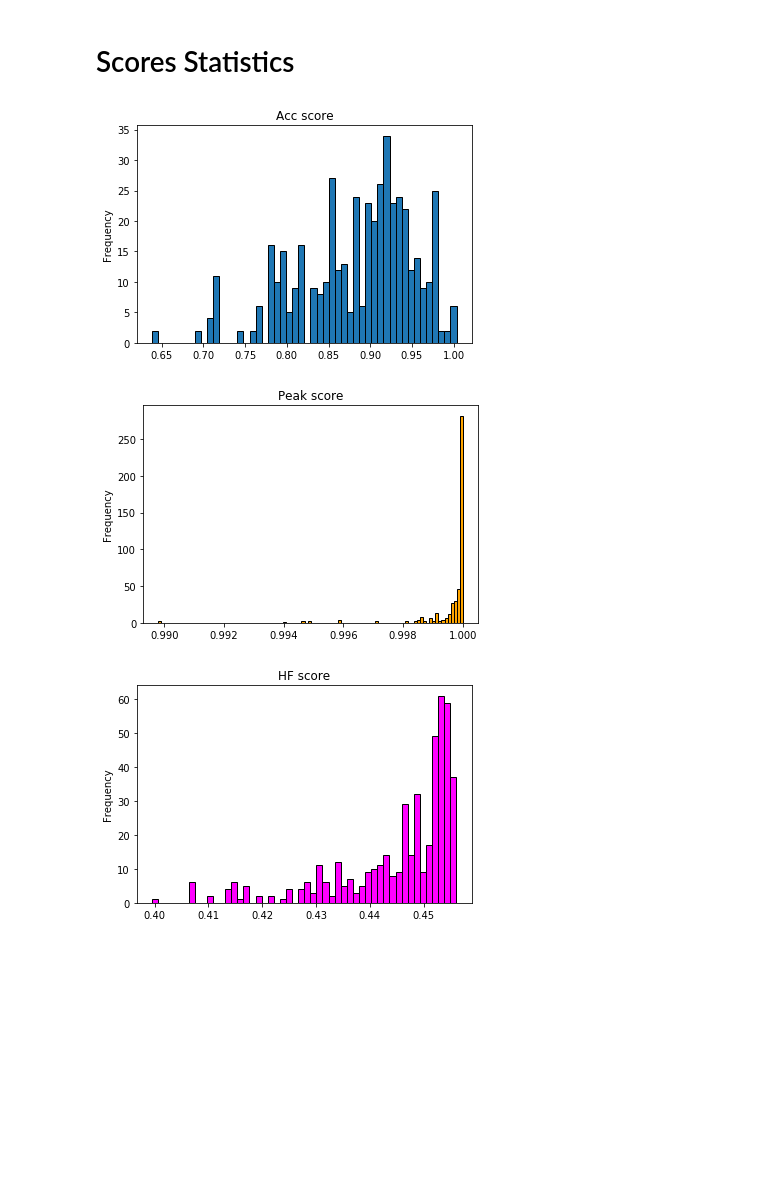
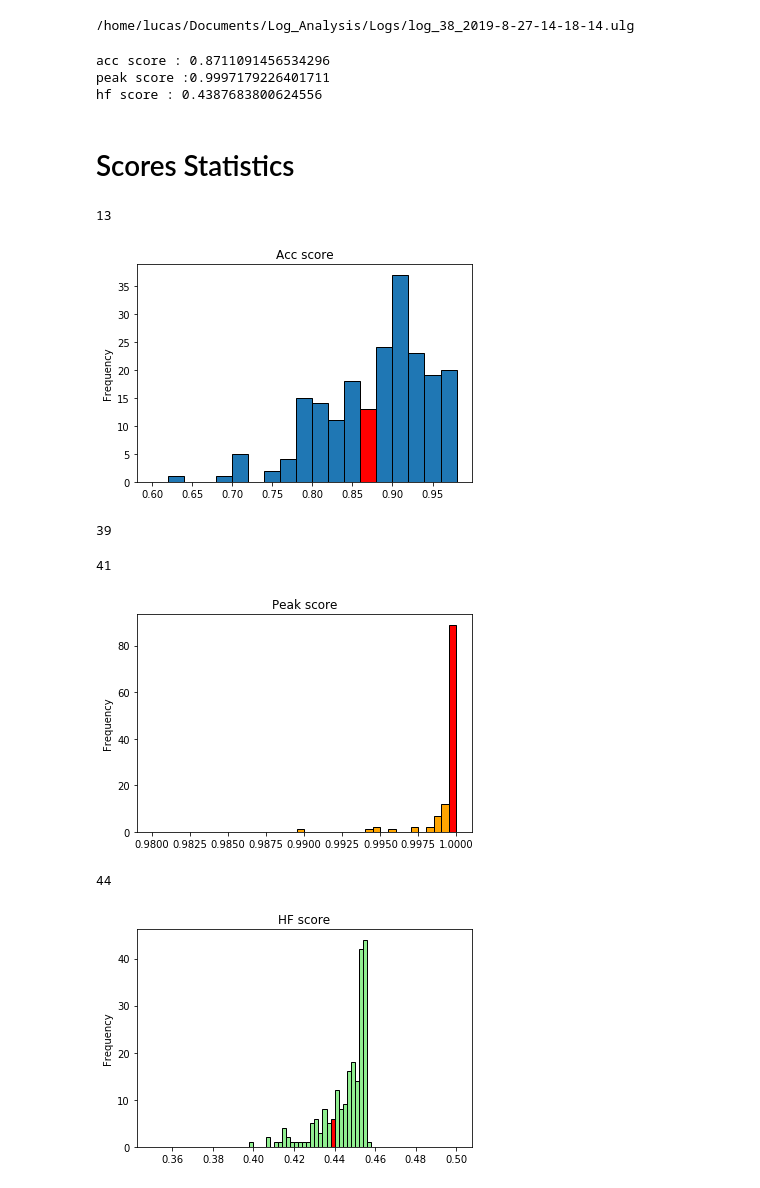
Before and after one commit to lucasschn/LogAnalysis, a Jupyter notebook: Vibrations/Scores review.ipynb, the cells around one changed output. Saved outputs shown, nothing was run; the diff lists cells and outputs as text; code cells hidden in the pictures; blank space fills up the shorter version.

Commit message:
Fixed vibrations.py and made it use analog toolbox, implemented Scores review for testing a specific file.

```diff
--- a/Vibrations/Scores review.ipynb
+++ b/Vibrations/Scores review.ipynb
@@ -1,2 +13,21 @@
+# %%
+# for logs imported with QGC
+log_path = '/home/lucas/Documents/Log_Analysis/Logs'
+log_index = '38'
+log_date = '2019-8-27'
+log_time = '14-18-14'
+log_file = f'{log_path}/log_{log_index}_{log_date}-{log_time}.ulg'
+# log_file = f'{log_path}/{log_time}.ulg'
+print(log_file)
+# %% [output]
+/home/lucas/Documents/Log_Analysis/Logs/log_38_2019-8-27-14-18-14.ulg
+# %%
+topic_list = 'sensor_combined'
+info = logextract(log_file, topic_list)
+scores = logscore(info)
+# %% [output]
+acc score : 0.8711091456534296
+peak score :0.9997179226401711
+hf score : 0.4387683800624556
 # %% [markdown]
 # Scores Statistics
@@ -23,21 +50,58 @@ for line in reader:
     acc_score.append(float(line['Acc score']))
     peak_score.append(float(line['Peak score']))
     hf_score.append(float(line['HF score']))
+# %%
+acc_bins = np.arange(0.6,1,0.02)
+
+for k in range(len(acc_bins)):
+    if scores["acc_score"] < acc_bins[k+1]:
+        print(k)
+        bin_index = k
+        break
+# %% [output]
+13
 # %%
 plt.figure()
 pdrpm = pd.Series(acc_score)
-hist = pdrpm.plot(kind='hist',density=False,bins=50,edgecolor='k',title='Acc score')
+hist = pdrpm.plot(kind='hist',density=False,bins=acc_bins,edgecolor='k',title='Acc score')
+hist.patches[bin_index].set_facecolor('r') # the bin in which the current file average falls is highlighted
 # %% [output]
-[figure, old version]
+[figure, new version]
+# %%
+step = .0005
+peak_bins = np.arange(0.98,1+step,step)
+
+for k in range(len(peak_bins)):
+    if scores["peak_score"] < peak_bins[k]+step:
+        print(k)
+        bin_index = k
+        break
+
+len(peak_bins)
+# %% [output]
+39
+41
 # %%
 plt.figure()
 pdrpm = pd.Series(peak_score)
-hist = pdrpm.plot(kind='hist',density=False,bins=100,edgecolor='k',color='orange',title='Peak score')
+hist = pdrpm.plot(kind='hist',density=False,bins=peak_bins,edgecolor='k',color='orange',title='Peak score')
+hist.patches[bin_index].set_facecolor('r') # the bin in which the current file average falls is highlighted
 # %% [output]
-[figure, old version]
+[figure, new version]
+# %%
+hf_bins = np.arange(0.35,0.5,.002)
+
+for k in range(len(hf_bins)):
+    if scores["hf_score"] < hf_bins[k+1]:
+        print(k)
+        bin_index = k
+        break
+# %% [output]
+44
 # %%
 plt.figure()
 pdrpm = pd.Series(hf_score)
-hist = pdrpm.plot(kind='hist',density=False,bins=50,edgecolor='k',color='#FF00FF',title='HF score')
+hist = pdrpm.plot(kind='hist',density=False,bins=hf_bins,edgecolor='k',color='lightgreen',title='HF score')
+hist.patches[bin_index].set_facecolor('r') # the bin in which the current file average falls is highlighted
 # %% [output]
-[figure, old version]
+[figure, new version]
```
Also changed, not shown: parts of 4 cells of this notebook, 4 other files.
